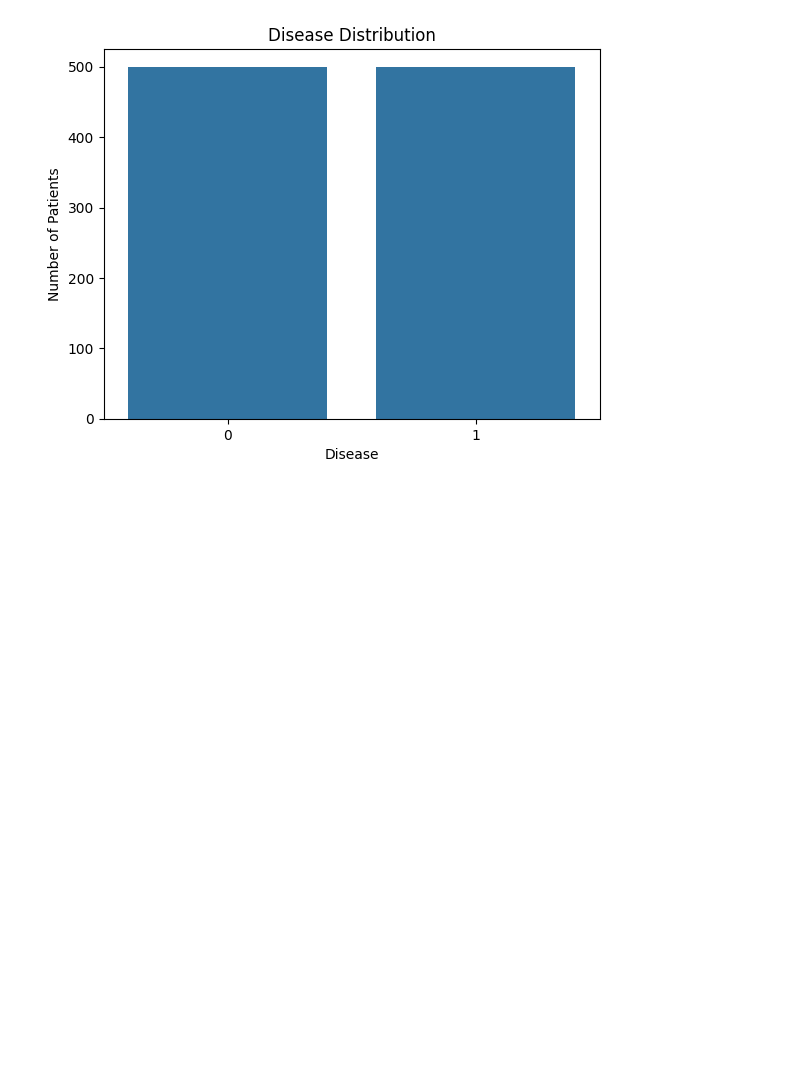
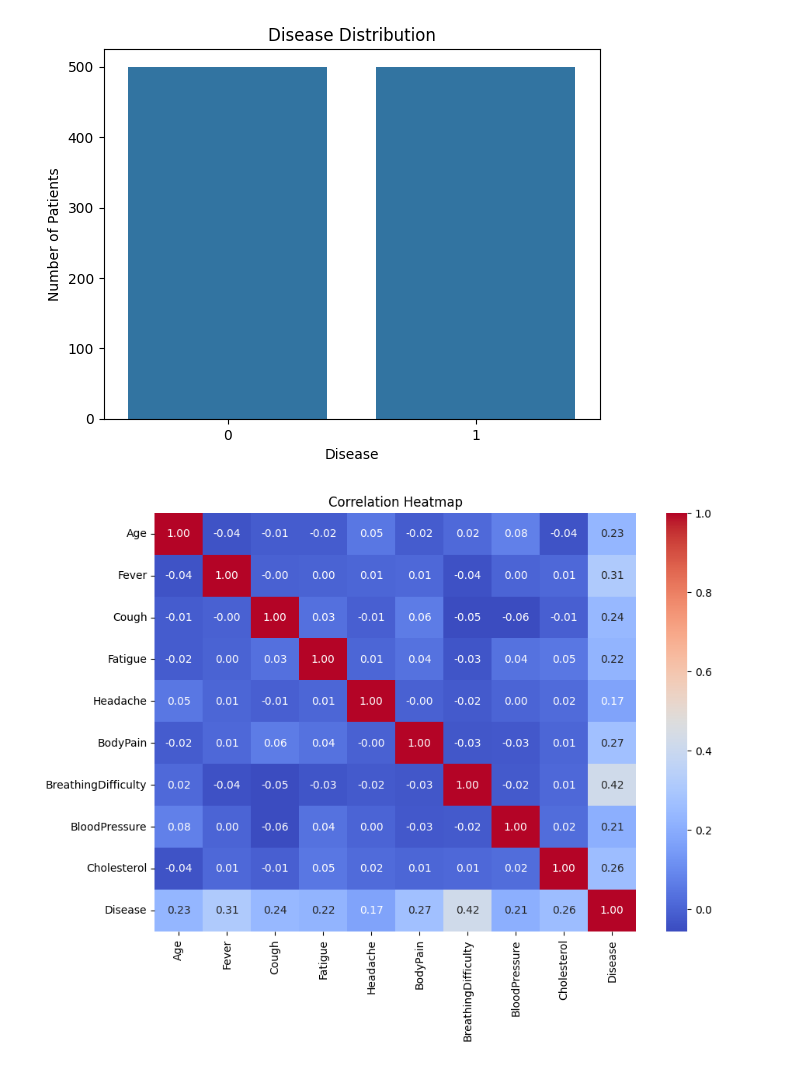
Before and after one commit to abhinavsinh014-prog/Machine-Learing, a Jupyter notebook: DeceaseDetector.ipynb, the cells around one changed output. Saved outputs shown, nothing was run; the diff lists cells and outputs as text; code cells hidden in the pictures; blank space fills up the shorter version.

```diff
--- a/DeceaseDetector.ipynb
+++ b/DeceaseDetector.ipynb
@@ -65,3 +65,18 @@ plt.ylabel("Number of Patients")
 plt.show()
 # %% [output]
 [figure]
+# %%
+plt.figure(figsize=(10, 7))
+
+sns.heatmap(
+    df.corr(),
+    annot=True,
+    cmap="coolwarm",
+    fmt=".2f"
+)
+
+plt.title("Correlation Heatmap")
+
+plt.show()
+# %% [output]
+[figure, added]
```
